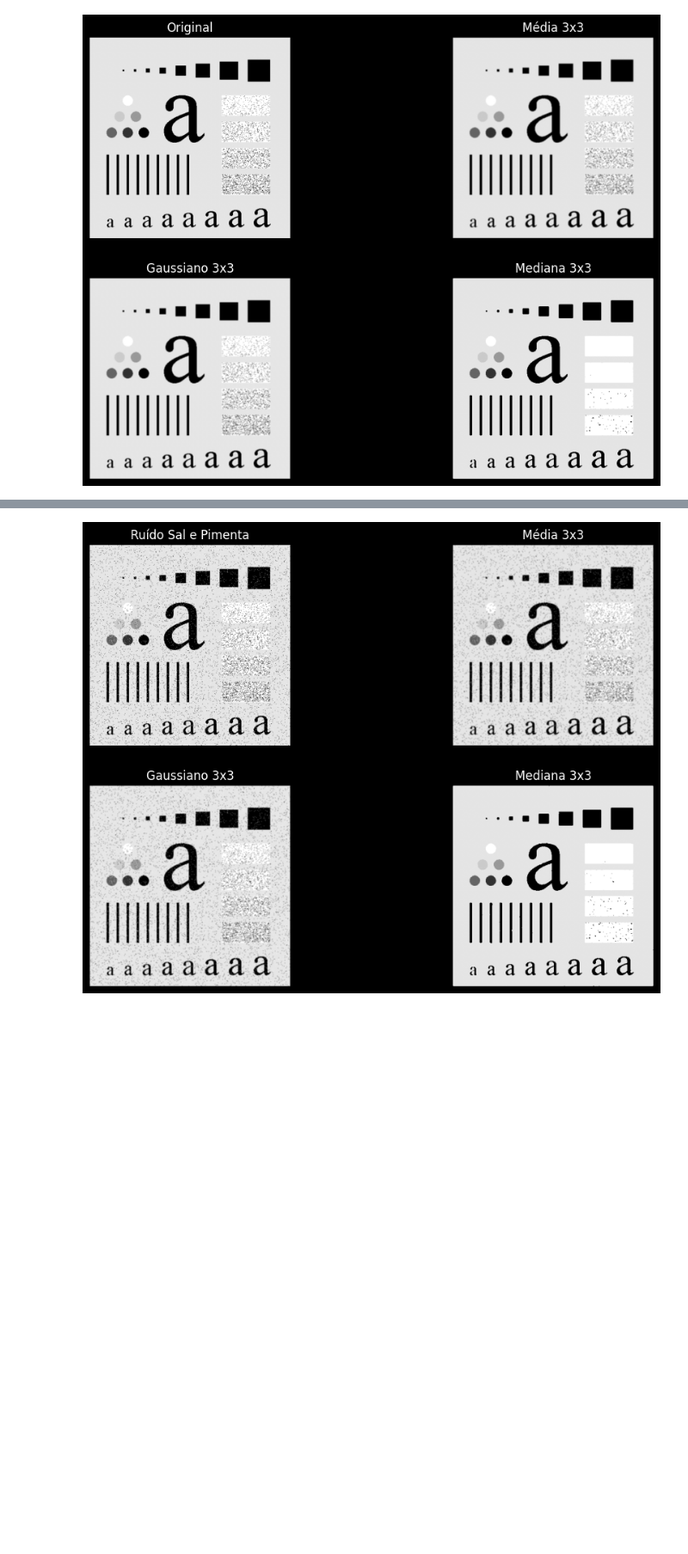
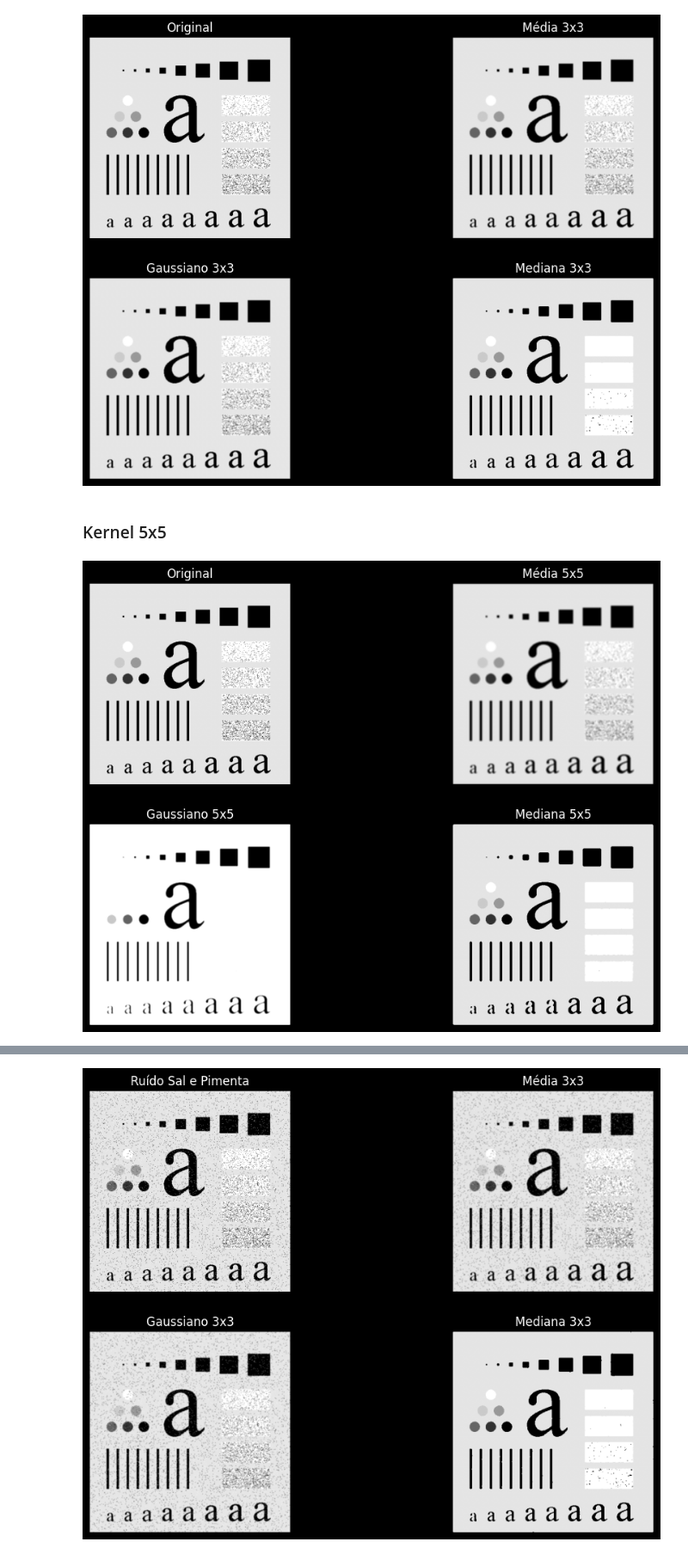
Before and after one commit to jvctrsilva/PDI_T1_Filtragem_Espacial, a Jupyter notebook: Filtragem_Espacial.ipynb, the cells around one changed output, grey strips where cells are left out. Shown at 86% size. Saved outputs shown, nothing was run; the diff lists cells and outputs as text; code cells hidden in the pictures; blank space fills up the shorter version.

Commit message:
feat: adicionando kernels de 5x5 e 7x7 no plot

```diff
--- a/Filtragem_Espacial.ipynb
+++ b/Filtragem_Espacial.ipynb
@@ -187,3 +189,31 @@ plt.axis('off')
 plt.show()
 # %% [output]
 [figure]
+# %% [markdown]
+### Kernel 5x5
+# %%
+plt.figure(figsize=(12, 8))
+
+plt.subplot(2, 2, 1)
+plt.imshow(img, cmap='gray')
+plt.title('Original')
+plt.axis('off')
+
+plt.subplot(2, 2, 2)
+plt.imshow(mean_5, cmap='gray')
+plt.title('Média 5x5')
+plt.axis('off')
+
+plt.subplot(2, 2, 3)
+plt.imshow(gauss_5, cmap='gray')
+plt.title('Gaussiano 5x5')
+plt.axis('off')
+
+plt.subplot(2, 2, 4)
+plt.imshow(median_5, cmap='gray')
+plt.title('Mediana 5x5')
+plt.axis('off')
+
+plt.show()
+# %% [output]
+[figure, added]
```
Also changed, not shown: parts of 3 cells of this notebook.
